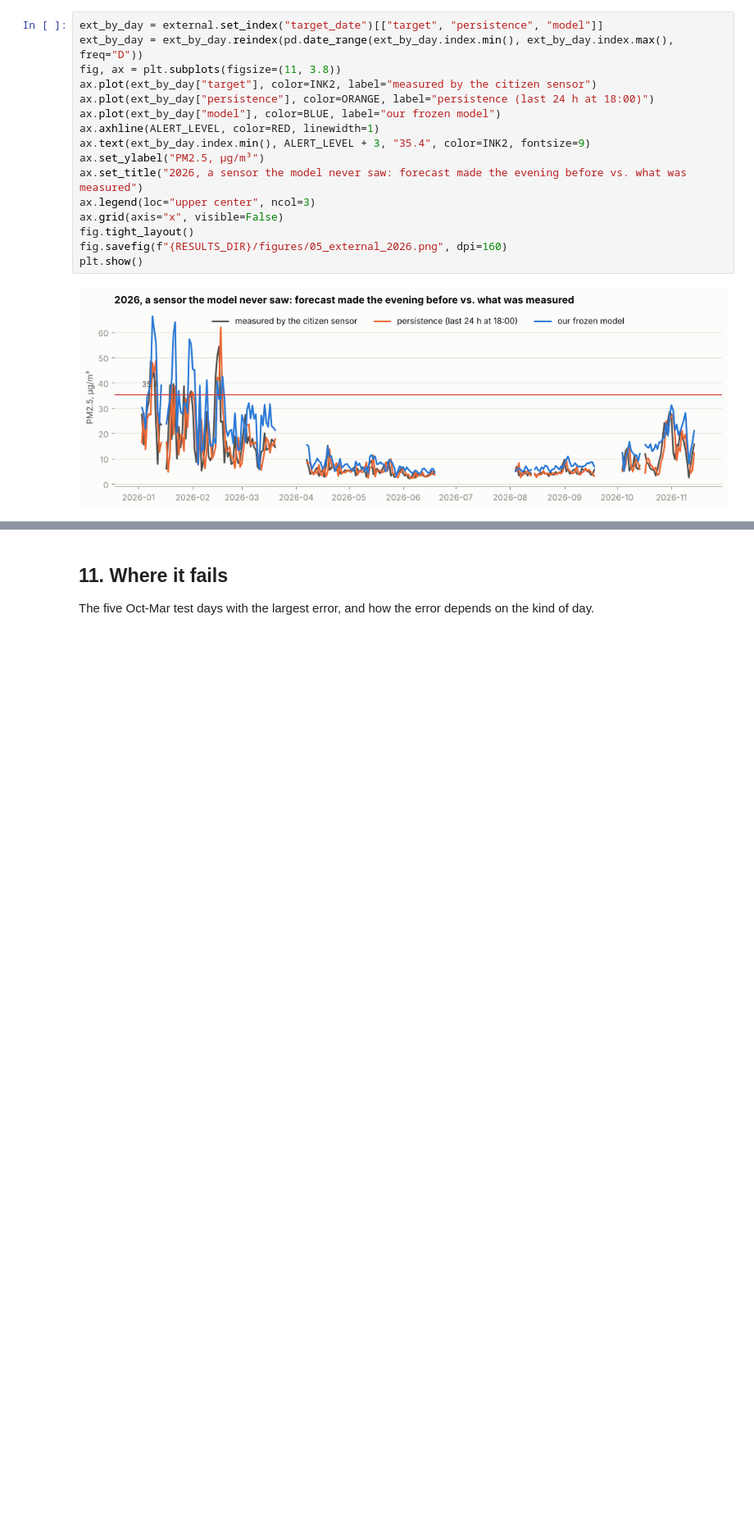
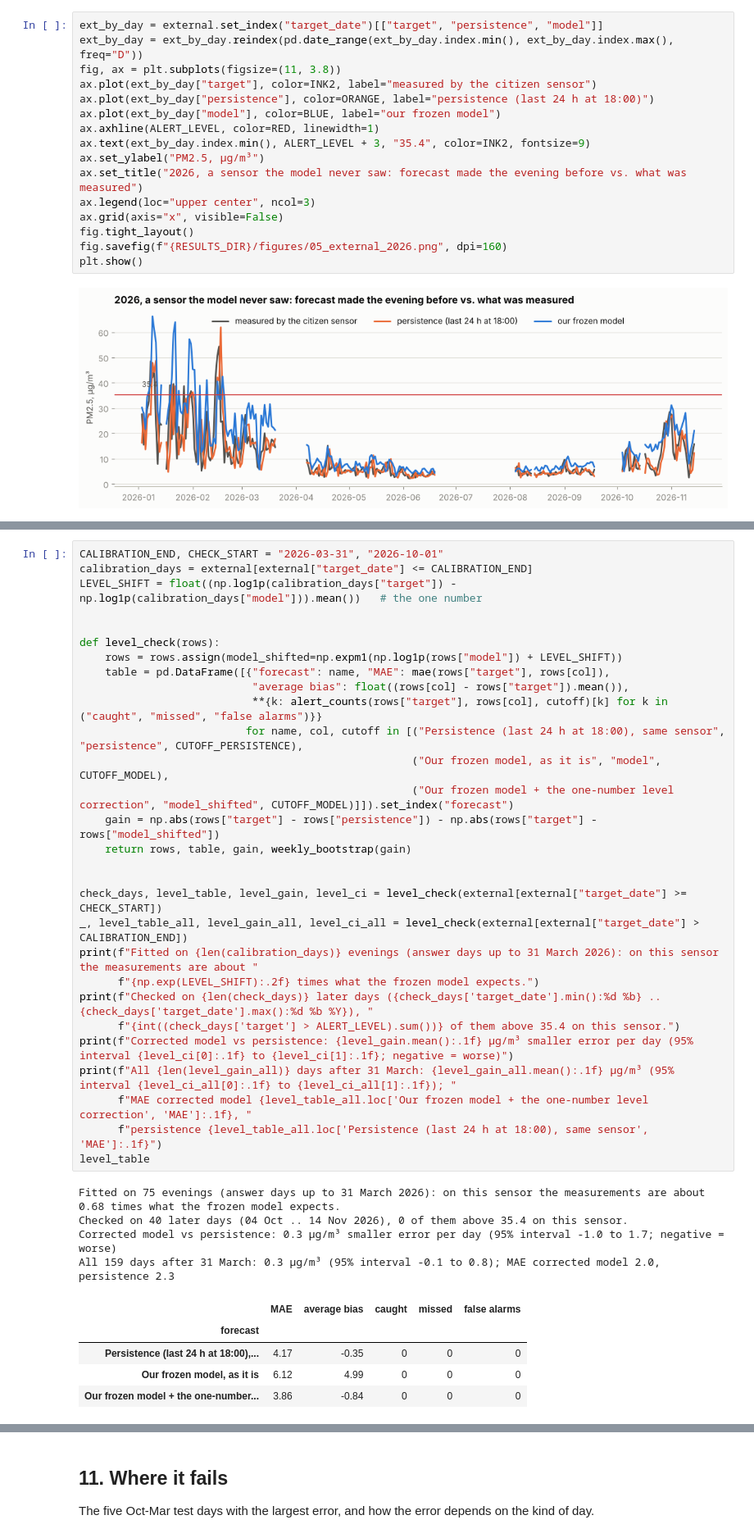
Before and after one commit to yk59m2cmhw-hash/c, a Jupyter notebook: almaty_smog_tomorrow.ipynb, the cells around one changed output, grey strips where cells are left out. Shown at 82% size. Drawn from its saved outputs; the diff is of its cells as text; blank space fills up the shorter version.

```diff
--- a/almaty_smog_tomorrow.ipynb
+++ b/almaty_smog_tomorrow.ipynb
@@ -1085,0 +1131,39 @@ plt.show()
+# %%
+CALIBRATION_END, CHECK_START = "2026-03-31", "2026-10-01"
+calibration_days = external[external["target_date"] <= CALIBRATION_END]
+LEVEL_SHIFT = float((np.log1p(calibration_days["target"]) - np.log1p(calibration_days["model"])).mean())   # the one number
+
+
+def level_check(rows):
+    rows = rows.assign(model_shifted=np.expm1(np.log1p(rows["model"]) + LEVEL_SHIFT))
+    table = pd.DataFrame([{"forecast": name, "MAE": mae(rows["target"], rows[col]),
+                           "average bias": float((rows[col] - rows["target"]).mean()),
+                           **{k: alert_counts(rows["target"], rows[col], cutoff)[k] for k in ("caught", "missed", "false alarms")}}
+                          for name, col, cutoff in [("Persistence (last 24 h at 18:00), same sensor", "persistence", CUTOFF_PERSISTENCE),
+                                                    ("Our frozen model, as it is", "model", CUTOFF_MODEL),
+                                                    ("Our frozen model + the one-number level correction", "model_shifted", CUTOFF_MODEL)]]).set_index("forecast")
+    gain = np.abs(rows["target"] - rows["persistence"]) - np.abs(rows["target"] - rows["model_shifted"])
+    return rows, table, gain, weekly_bootstrap(gain)
+
+
+check_days, level_table, level_gain, level_ci = level_check(external[external["target_date"] >= CHECK_START])
+_, level_table_all, level_gain_all, level_ci_all = level_check(external[external["target_date"] > CALIBRATION_END])
+print(f"Fitted on {len(calibration_days)} evenings (answer days up to 31 March 2026): on this sensor the measurements are about "
+      f"{np.exp(LEVEL_SHIFT):.2f} times what the frozen model expects.")
+print(f"Checked on {len(check_days)} later days ({check_days['target_date'].min():%d %b} .. {check_days['target_date'].max():%d %b %Y}), "
+      f"{int((check_days['target'] > ALERT_LEVEL).sum())} of them above 35.4 on this sensor.")
+print(f"Corrected model vs persistence: {level_gain.mean():.1f} µg/m³ smaller error per day (95% interval {level_ci[0]:.1f} to {level_ci[1]:.1f}; negative = worse)")
+print(f"All {len(level_gain_all)} days after 31 March: {level_gain_all.mean():.1f} µg/m³ (95% interval {level_ci_all[0]:.1f} to {level_ci_all[1]:.1f}); "
+      f"MAE corrected model {level_table_all.loc['Our frozen model + the one-number level correction', 'MAE']:.1f}, "
+      f"persistence {level_table_all.loc['Persistence (last 24 h at 18:00), same sensor', 'MAE']:.1f}")
+level_table
+# %% [output]
+Fitted on 75 evenings (answer days up to 31 March 2026): on this sensor the measurements are about 0.68 times what the frozen model expects.
+Checked on 40 later days (04 Oct .. 14 Nov 2026), 0 of them above 35.4 on this sensor.
+Corrected model vs persistence: 0.3 µg/m³ smaller error per day (95% interval -1.0 to 1.7; negative = worse)
+All 159 days after 31 March: 0.3 µg/m³ (95% interval -0.1 to 0.8); MAE corrected model 2.0, persistence 2.3
+|  | MAE | average bias | caught | missed | false alarms |
+| forecast |  |  |  |  |  |
+| Persistence (last 24 h at 18:00),... | 4.17 | -0.35 | 0 | 0 | 0 |
+| Our frozen model, as it is | 6.12 | 4.99 | 0 | 0 | 0 |
+| Our frozen model + the one-number... | 3.86 | -0.84 | 0 | 0 | 0 |
```
Also changed, not shown: parts of 8 cells of this notebook, 5 other files.
